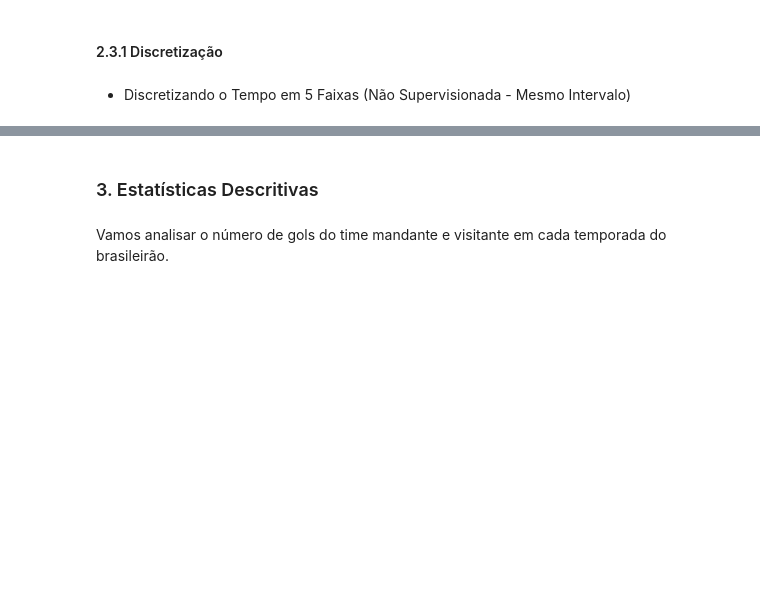
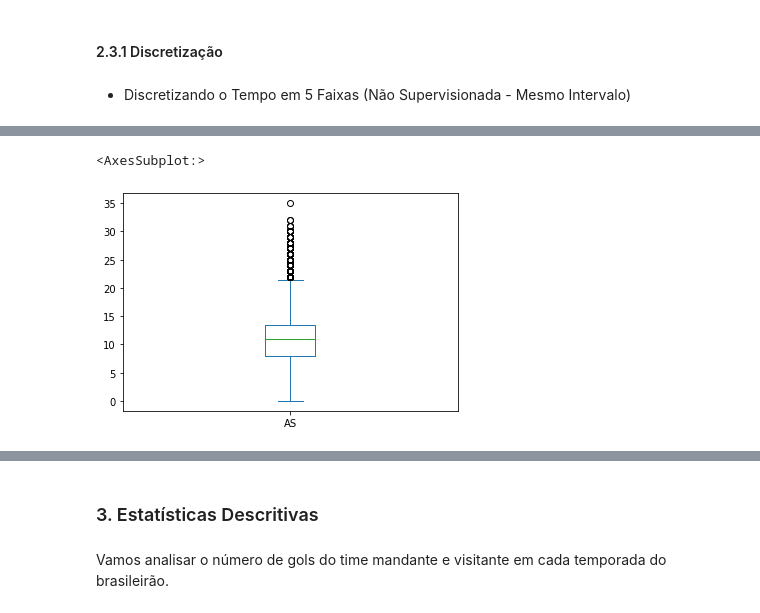
Before and after one commit to matheusalb/Veva365, a Jupyter notebook: Projeto 1.ipynb, the cells around one changed output, grey strips where cells are left out. Saved outputs shown, nothing was run; the diff lists cells and outputs as text; code cells hidden in the pictures; blank space fills up the shorter version.

```diff
--- a/Projeto 1.ipynb
+++ b/Projeto 1.ipynb
@@ -389,0 +439,5 @@ df['Time_seconds_dist'] = pd.cut(df['Time_seconds'], 5, labels=range(5))
+# %%
+df['AS'].plot.box()
+# %% [output]
+<AxesSubplot:>
+[figure, added]
```
Also changed, not shown: parts of 30 cells of this notebook.
